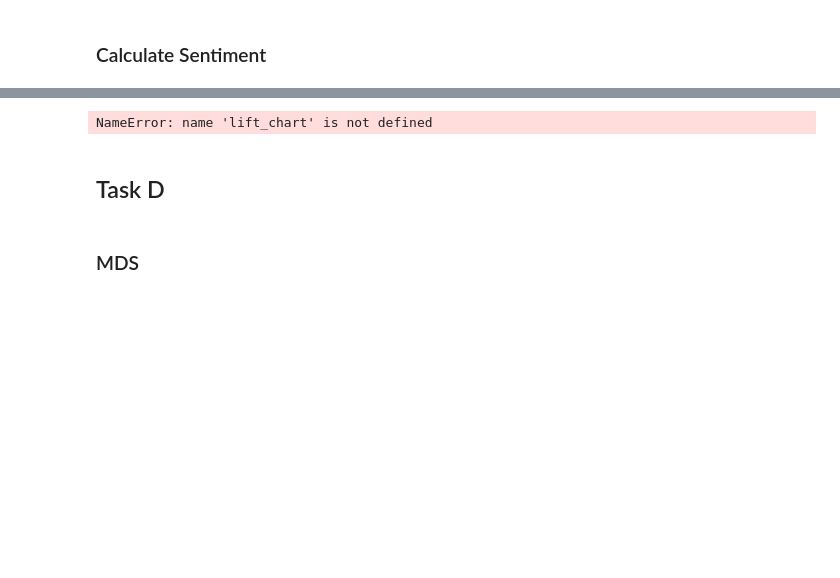
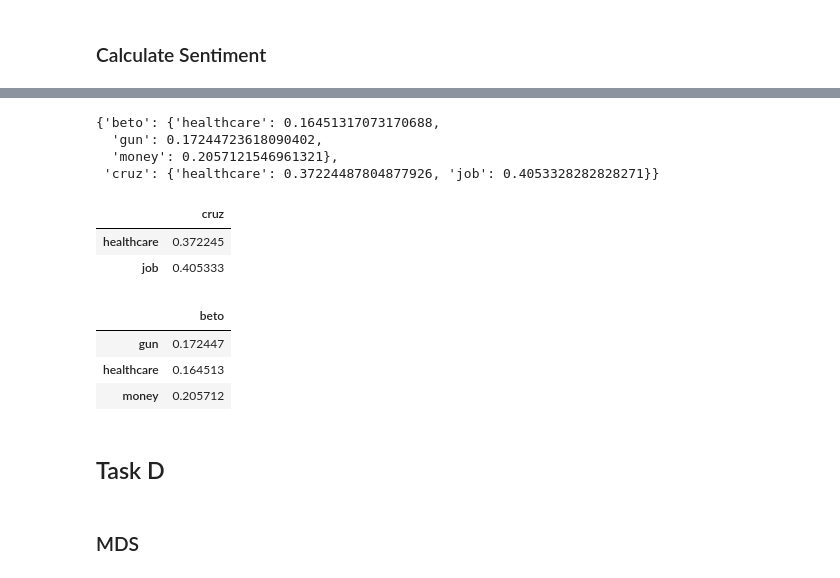
Before and after one commit to BrianPetersonHub/UGCA_Project2, a Jupyter notebook: UGCA_Project2_1023.ipynb, the cells around one changed output, grey strips where cells are left out. Cells and saved outputs as stored; diff of their text form; code cells hidden in the pictures; blank space fills up the shorter version.

```diff
--- a/UGCA_Project2_1023.ipynb
+++ b/UGCA_Project2_1023.ipynb
@@ -721,5 +488,0 @@ total_score_df
-# %%
-final_chart = pd.concat([lift_chart,total_score_df],axis=1)
-final_chart
-# %% [output]
-NameError: name 'lift_chart' is not defined
@@ -725,0 +515,7 @@ NameError: name 'lift_chart' is not defined
+# %%
+cross_lift_score
+# %% [output]
+{'beto': {'healthcare': 0.16451317073170688,
+  'gun': 0.17244723618090402,
+  'money': 0.2057121546961321},
+ 'cruz': {'healthcare': 0.37224487804877926, 'job': 0.4053328282828271}}
@@ -726,3 +536,16 @@ NameError: name 'lift_chart' is not defined
+# %%
+cruz_sentiment_scores_df
+# %% [output]
+|  | cruz |
+| healthcare | 0.372245 |
+| job | 0.405333 |
+# %%
+beto_sentiment_scores_df
+# %% [output]
+|  | beto |
+| gun | 0.172447 |
+| healthcare | 0.164513 |
+| money | 0.205712 |
 # %% [markdown]
 ## Task D
 # %% [markdown]
```
Also changed, not shown: parts of 34 cells of this notebook.
